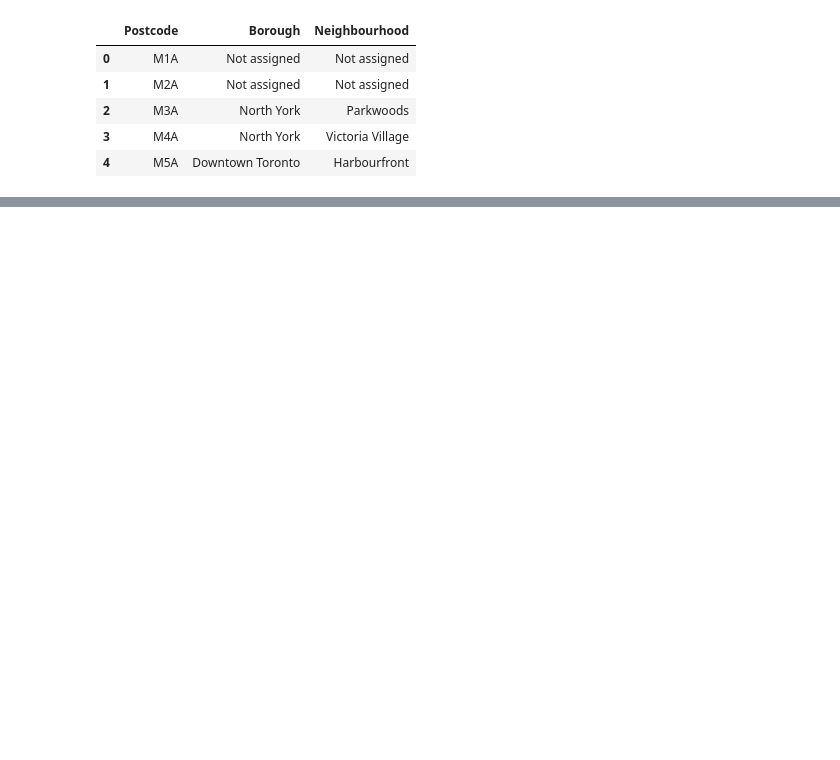
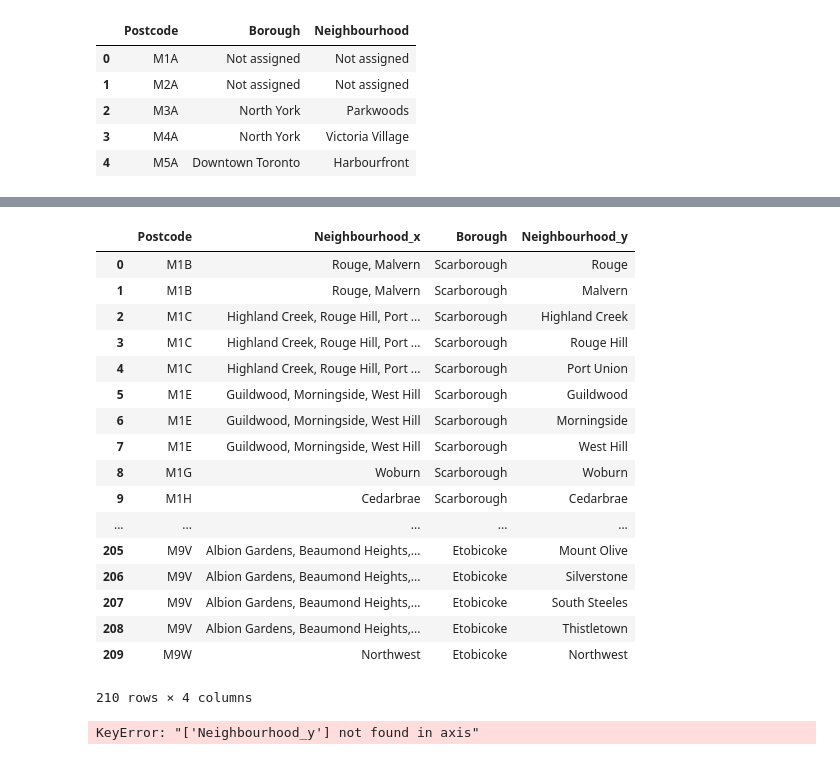
Before and after one commit to Emad-Darweesh/Coursera_Capstone, a Jupyter notebook: Toronto_Assignment.ipynb, the cells around one changed output, grey strips where cells are left out. Cells and saved outputs as stored; diff of their text form; code cells hidden in the pictures; blank space fills up the shorter version.

```diff
--- a/Toronto_Assignment.ipynb
+++ b/Toronto_Assignment.ipynb
@@ -32,3 +23,8 @@ df.head()
 | 2 | M3A | North York | Parkwoods |
 | 3 | M4A | North York | Victoria Village |
 | 4 | M5A | Downtown Toronto | Harbourfront |
+# %%
+indexNames = df[ (df['Borough'] == 'Not assigned')].index
+df.drop(indexNames , inplace=True)
+df = df.reset_index(drop=True)
+df.head()
@@ -34,0 +38,3 @@ df.head()
+# %%
+df['Neighbourhood']=df['Borough'].where(df['Neighbourhood'].eq('Not assigned'),df['Neighbourhood'])
+df
@@ -34,0 +60,4 @@ df.head()
+# %%
+df_stack = df.groupby('Postcode')['Neighbourhood'].apply(', '.join)
+df_stack = df_stack.reset_index()
+df_stack
@@ -34,0 +83,32 @@ df.head()
+# %%
+df_new = pd.merge(df_stack, df, on='Postcode', how='right')
+df_new = df_new.drop_duplicates()
+df_new
+# %% [output]
+|  | Postcode | Neighbourhood_x | Borough | Neighbourhood_y |
+| 0 | M1B | Rouge, Malvern | Scarborough | Rouge |
+| 1 | M1B | Rouge, Malvern | Scarborough | Malvern |
+| 2 | M1C | Highland Creek, Rouge Hill, Port ... | Scarborough | Highland Creek |
+| 3 | M1C | Highland Creek, Rouge Hill, Port ... | Scarborough | Rouge Hill |
+| 4 | M1C | Highland Creek, Rouge Hill, Port ... | Scarborough | Port Union |
+| 5 | M1E | Guildwood, Morningside, West Hill | Scarborough | Guildwood |
+| 6 | M1E | Guildwood, Morningside, West Hill | Scarborough | Morningside |
+| 7 | M1E | Guildwood, Morningside, West Hill | Scarborough | West Hill |
+| 8 | M1G | Woburn | Scarborough | Woburn |
+| 9 | M1H | Cedarbrae | Scarborough | Cedarbrae |
+| ... | ... | ... | ... | ... |
+| 205 | M9V | Albion Gardens, Beaumond Heights,... | Etobicoke | Mount Olive |
+| 206 | M9V | Albion Gardens, Beaumond Heights,... | Etobicoke | Silverstone |
+| 207 | M9V | Albion Gardens, Beaumond Heights,... | Etobicoke | South Steeles |
+| 208 | M9V | Albion Gardens, Beaumond Heights,... | Etobicoke | Thistletown |
+| 209 | M9W | Northwest | Etobicoke | Northwest |
+210 rows × 4 columns
+# %%
+df_new=df_new.drop('Neighbourhood_y')
+column=['Postcode', 'Borough', 'Neighbourhood_x']
+df_new=df_new[column]
+df_new = df_new.rename(columns={"Neighbourhood_x": "Neighbourhood"}).reset_index(drop=True)
+df_new = df_new[['Postcode', 'Borough', 'Neighbourhood']].drop_duplicates()
+df_new
+# %% [output]
+KeyError: "['Neighbourhood_y'] not found in axis"
```
Also changed, not shown: parts of 5 cells of this notebook.
